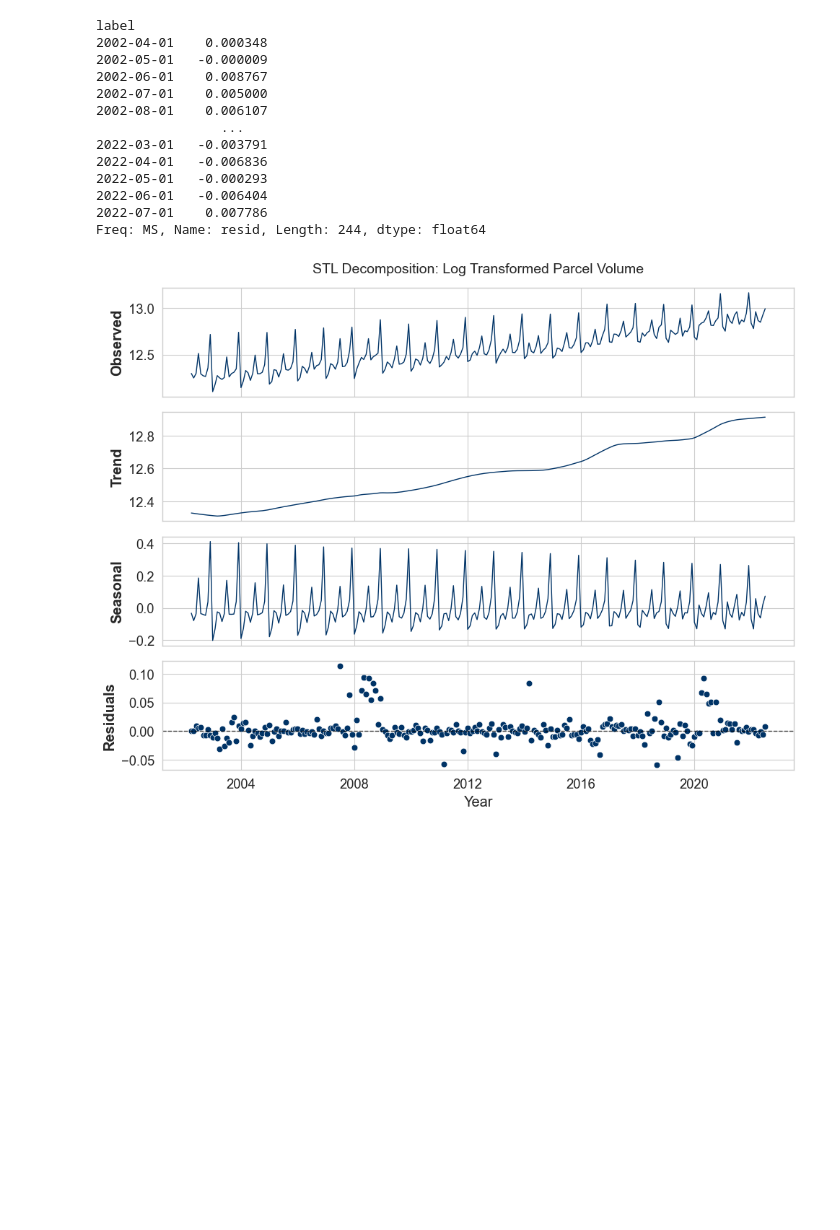
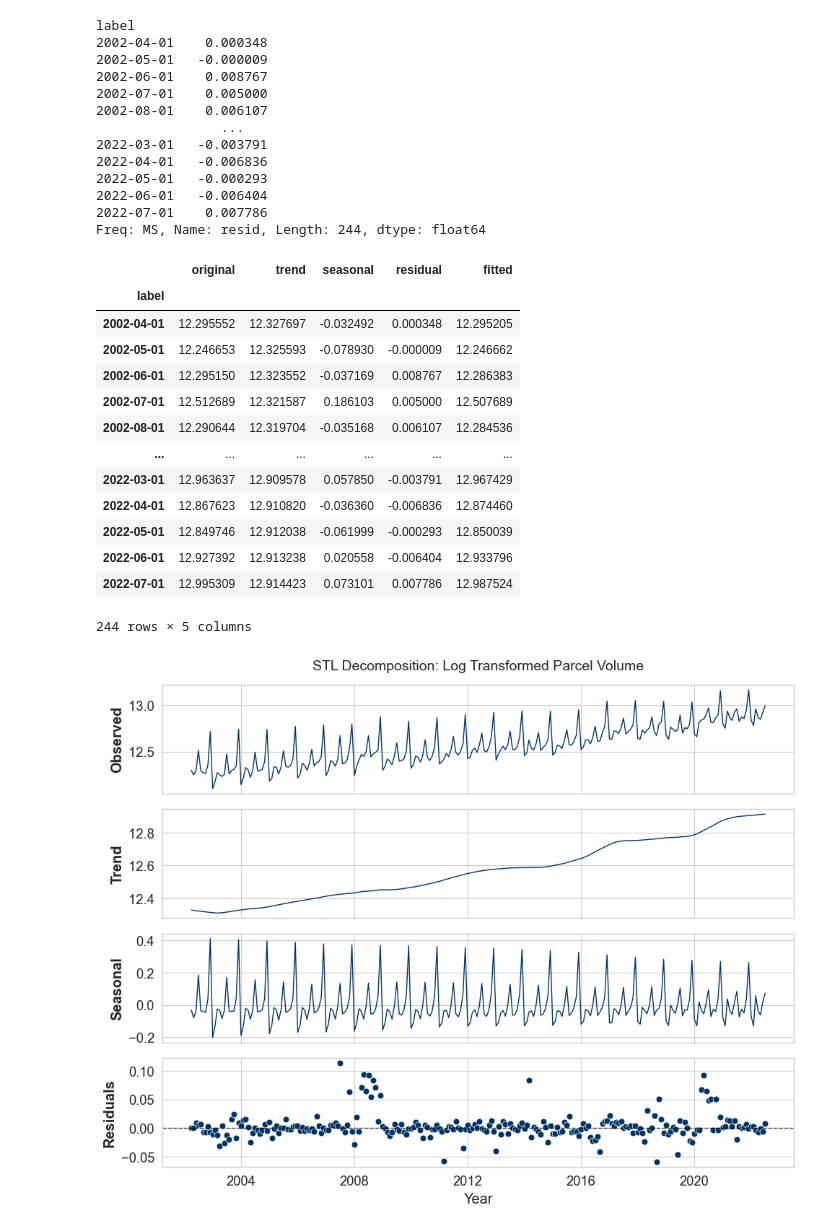
Before and after one commit to Fuga420/Transport_amount_project, a Jupyter notebook: notebooks/Appendix.ipynb, the cells around one changed output. Cells and saved outputs as stored; diff of their text form; code cells hidden in the pictures; blank space fills up the shorter version.

```diff
--- a/notebooks/Appendix.ipynb
+++ b/notebooks/Appendix.ipynb
@@ -54,6 +54,31 @@ label
 2022-06-01   -0.006404
 2022-07-01    0.007786
 Freq: MS, Name: resid, Length: 244, dtype: float64
+# %%
+df_stl = pd.DataFrame({
+    'original': df['log_parcels'].values,        # 元データ
+    'trend': res.trend.values,                   # トレンド成分
+    'seasonal': res.seasonal.values,             # 季節成分
+    'residual': res.resid.values,                # 残差成分
+    'fitted': (res.trend + res.seasonal).values
+}, index=df.index)
+
+df_stl
+# %% [output]
+|  | original | trend | seasonal | residual | fitted |
+| label |  |  |  |  |  |
+| 2002-04-01 | 12.295552 | 12.327697 | -0.032492 | 0.000348 | 12.295205 |
+| 2002-05-01 | 12.246653 | 12.325593 | -0.078930 | -0.000009 | 12.246662 |
+| 2002-06-01 | 12.295150 | 12.323552 | -0.037169 | 0.008767 | 12.286383 |
+| 2002-07-01 | 12.512689 | 12.321587 | 0.186103 | 0.005000 | 12.507689 |
+| 2002-08-01 | 12.290644 | 12.319704 | -0.035168 | 0.006107 | 12.284536 |
+| ... | ... | ... | ... | ... | ... |
+| 2022-03-01 | 12.963637 | 12.909578 | 0.057850 | -0.003791 | 12.967429 |
+| 2022-04-01 | 12.867623 | 12.910820 | -0.036360 | -0.006836 | 12.874460 |
+| 2022-05-01 | 12.849746 | 12.912038 | -0.061999 | -0.000293 | 12.850039 |
+| 2022-06-01 | 12.927392 | 12.913238 | 0.020558 | -0.006404 | 12.933796 |
+| 2022-07-01 | 12.995309 | 12.914423 | 0.073101 | 0.007786 | 12.987524 |
+244 rows × 5 columns
 # %%
 sns.set_context("paper", font_scale=1.5)
 sns.set_style("whitegrid") # 白背景＋グリッド
```
Also changed, not shown: parts of 3 cells of this notebook, 5 other files.
